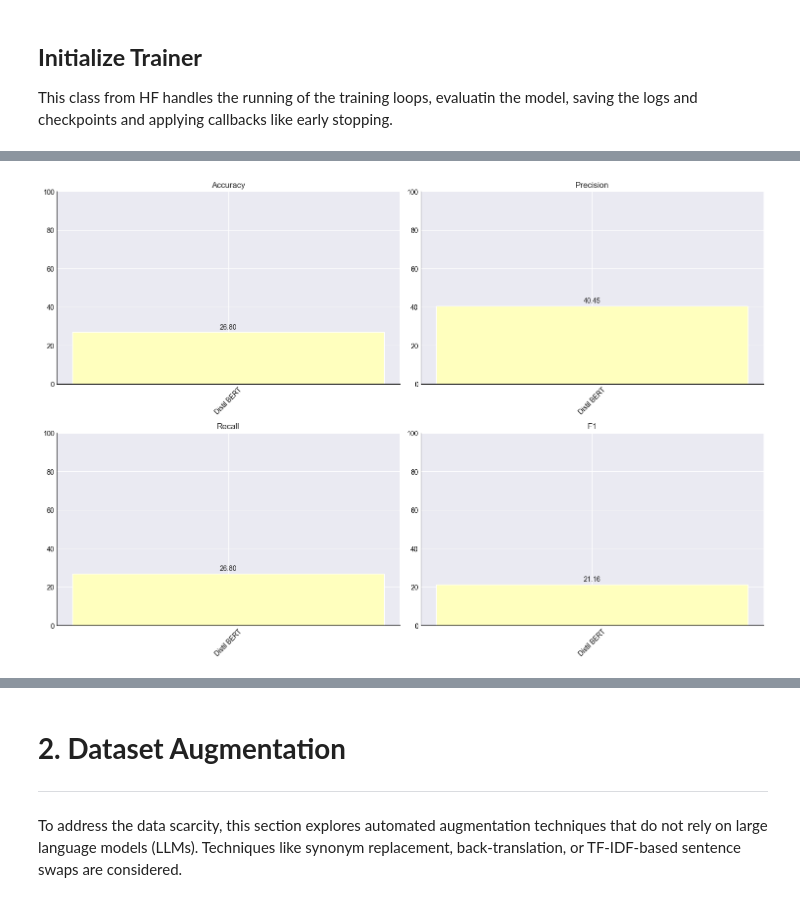
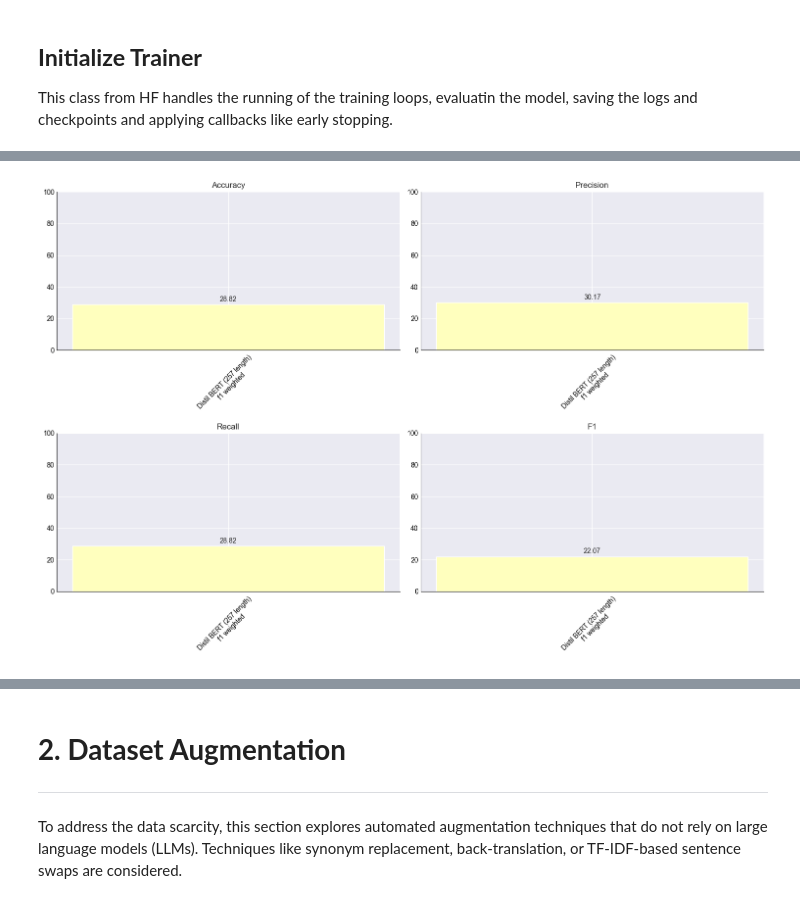
Before and after one commit to m9o8/anlp_final_project, a Jupyter notebook: code/task2_lu.ipynb, the cells around one changed output, grey strips where cells are left out. Drawn from its saved outputs; the diff is of its cells as text; code cells hidden in the pictures.

```diff
--- a/code/task2_lu.ipynb
+++ b/code/task2_lu.ipynb
@@ -71,7 +71,7 @@ We also set a random seed to ensure reproducibility across runs.
 model_ckpt   = "distilbert/distilbert-base-uncased" #'FacebookAI/roberta-base'
 
 num_labels   = len(set(dataset['train']['label']))
-max_length   = 128   # truncate / pad length
+max_length   = 256#128   # truncate / pad length
 batch_size   = 64
 seed         = 42
 
@@ -269,8 +265,8 @@ predictions = trainer.predict(dataset["test"])
 # %%
 results = Metrics()
 y_pred = np.argmax(predictions.predictions, axis=1)
 y_true = predictions.label_ids
-results.run(y_true, y_pred, 'Distil BERT', average='weighted')
+results.run(y_true, y_pred, 'Distil BERT (257 length) \n f1 weighted', average='weighted')
 results.plot()
 # %% [output]
-[figure, old version]
+[figure, new version]
```
Also changed, not shown: parts of 18 cells of this notebook, 2 other files.
